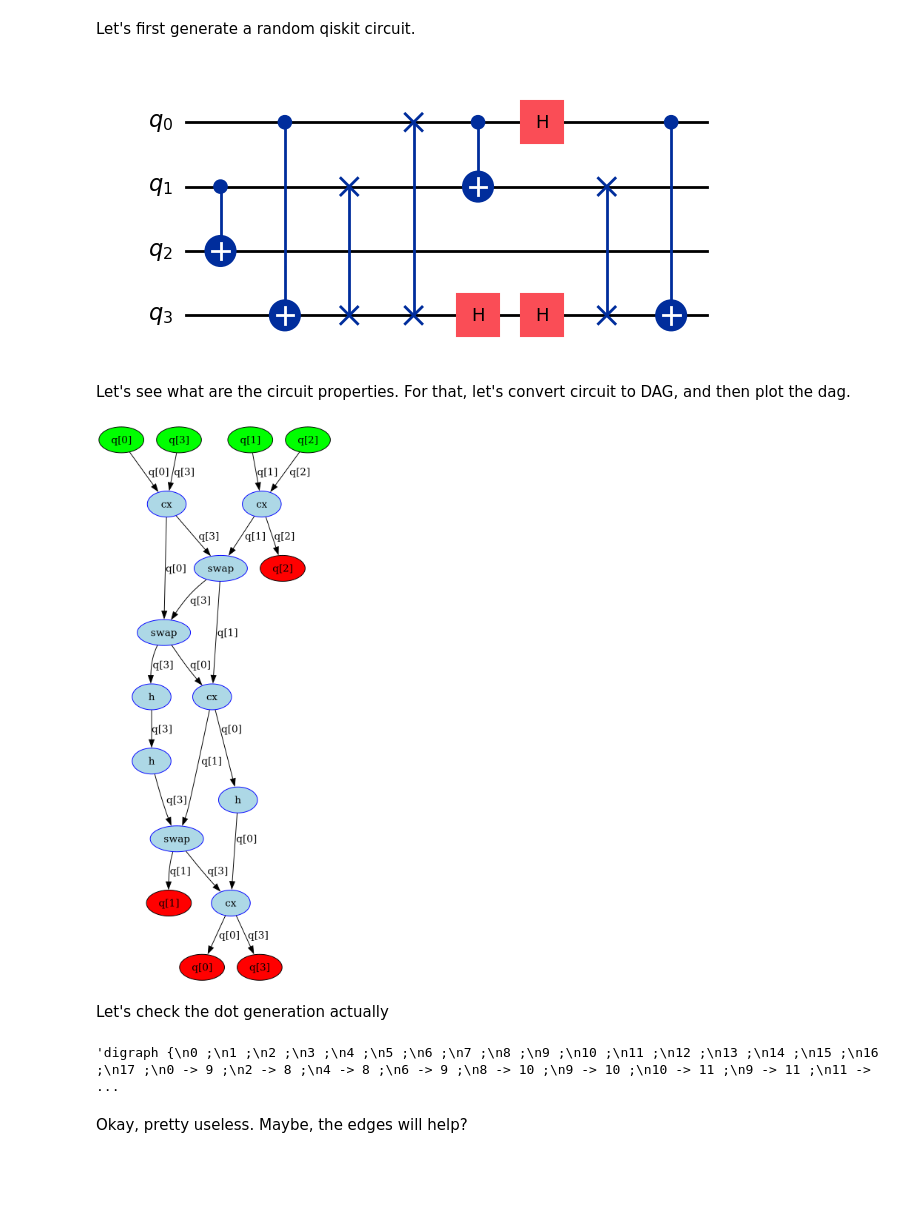
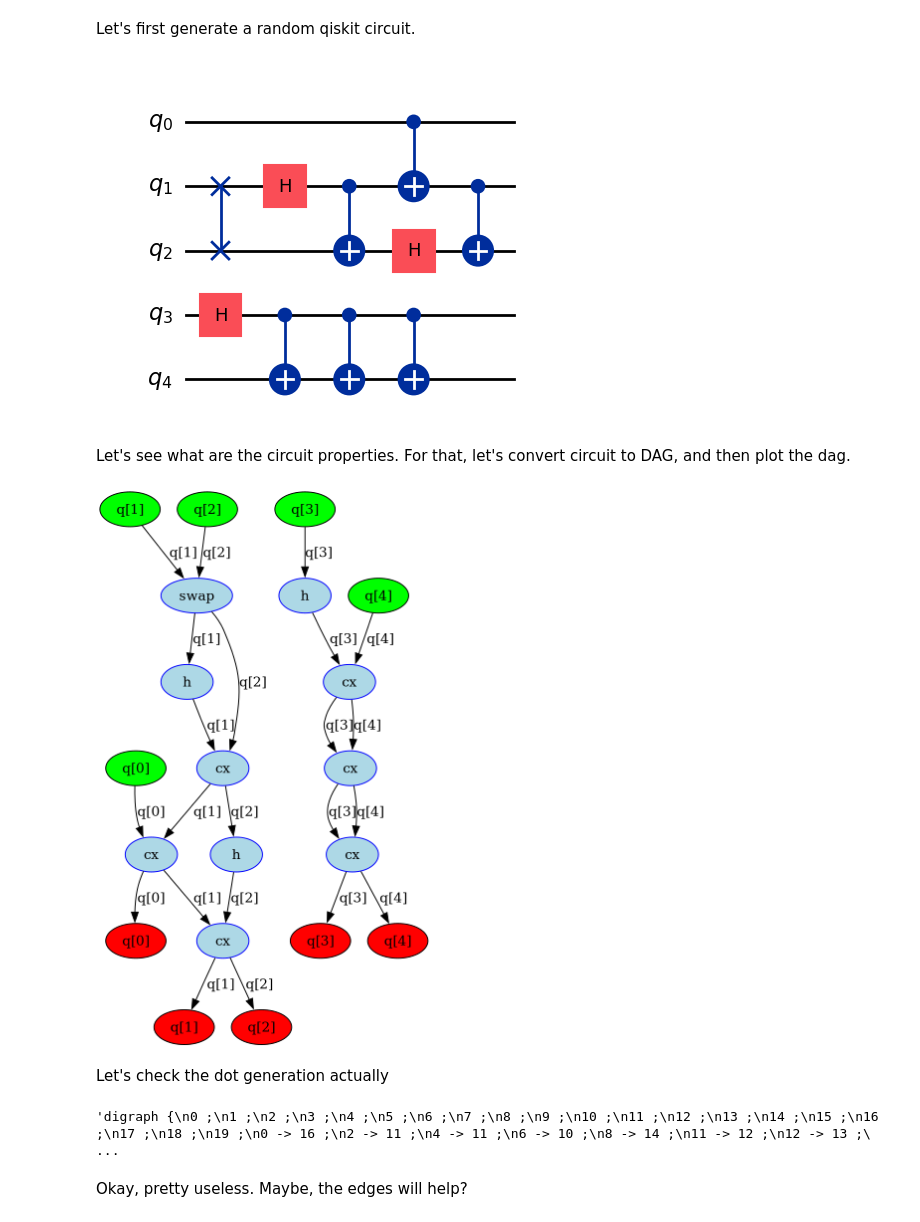
Before and after one commit to strategy155/quariadne, a Jupyter notebook: notebook/MILP.ipynb, the cells around one changed output. Cells and saved outputs as stored; diff of their text form; code cells hidden in the pictures; blank space fills up the shorter version.

```diff
--- a/notebook/MILP.ipynb
+++ b/notebook/MILP.ipynb
@@ -6,22 +6,42 @@ In this notebook we explore the opportunities for the qubit MILP
 Let's first generate a random qiskit circuit.
 # %%
 import qiskit.circuit.random
+import qiskit
 import qiskit.circuit.library.standard_gates
+import random
 
 import quariadne.circuit
 
-QUBIT_COUNT = 4
+QUBIT_COUNT = 5
 NUM_GATES = 10
-SEED = 155
+SEED = 156
+
+random.seed(SEED)
+
 MAX_OPERANDS = 2
 
 STANDARD_GATE_SET = ["cx", "h", "swap"]
 
 
-random_circuit = qiskit.circuit.random.random_clifford_circuit(num_qubits=QUBIT_COUNT, num_gates=NUM_GATES, seed=SEED, gates=STANDARD_GATE_SET)
-random_circuit.draw(output='mpl')
+
+random_circuit = qiskit.QuantumCircuit(QUBIT_COUNT)
+for operation_index in range(NUM_GATES):
+    random_operation_label = random.choice(STANDARD_GATE_SET)
+    if random_operation_label == "h":
+        random_qubit = random.randint(0, QUBIT_COUNT-1)
+        random_circuit.h(random_qubit)
+    else:
+        random_qubit_pair_first = random.randint(0, QUBIT_COUNT-2)
+        random_qubit_pair_second = random_qubit_pair_first + 1
+
+        if random_operation_label == "cx":
+            random_circuit.cx(random_qubit_pair_first, random_qubit_pair_second)
+        elif random_operation_label == "swap":
+            random_circuit.swap(random_qubit_pair_first, random_qubit_pair_second)
+
+random_circuit.draw('mpl')
 # %% [output]
-[figure, old version]
+[figure, new version]
 # %% [markdown]
 Let's see what are the circuit properties. For that, let's convert circuit to DAG, and then plot the dag.
 # %%
@@ -31,13 +51,13 @@ import qiskit.visualization
 random_circuit_dag = qiskit.converters.circuit_to_dag(random_circuit)
 qiskit.visualization.dag_drawer(random_circuit_dag)
 # %% [output]
-[figure, old version]
+[figure, new version]
 # %% [markdown]
 Let's check the dot generation actually
 # %%
 random_circuit_dag._to_dot()
 # %% [output]
-'digraph {\n0 ;\n1 ;\n2 ;\n3 ;\n4 ;\n5 ;\n6 ;\n7 ;\n8 ;\n9 ;\n10 ;\n11 ;\n12 ;\n13 ;\n14 ;\n15 ;\n16 ;\n17 ;\n0 -> 9 ;\n2 -> 8 ;\n4 -> 8 ;\n6 -> 9 ;\n8 -> 10 ;\n9 -> 10 ;\n10 -> 11 ;\n9 -> 11 ;\n11 -> ...
+'digraph {\n0 ;\n1 ;\n2 ;\n3 ;\n4 ;\n5 ;\n6 ;\n7 ;\n8 ;\n9 ;\n10 ;\n11 ;\n12 ;\n13 ;\n14 ;\n15 ;\n16 ;\n17 ;\n18 ;\n19 ;\n0 -> 16 ;\n2 -> 11 ;\n4 -> 11 ;\n6 -> 10 ;\n8 -> 14 ;\n11 -> 12 ;\n12 -> 13 ;\ ...
 # %% [markdown]
 Okay, pretty useless. Maybe, the edges will help?
 # %%
```
Also changed, not shown: parts of 85 cells of this notebook, 3 other files.
